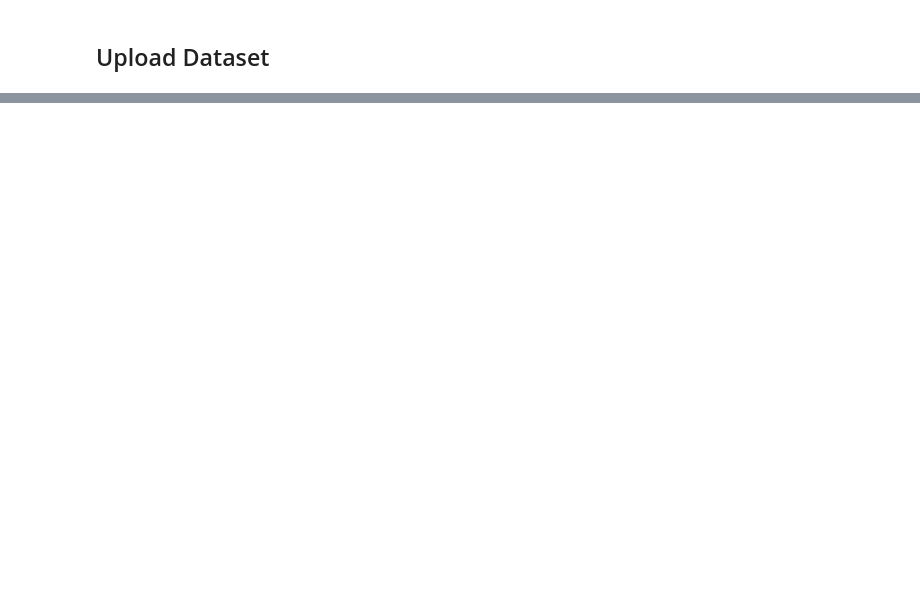
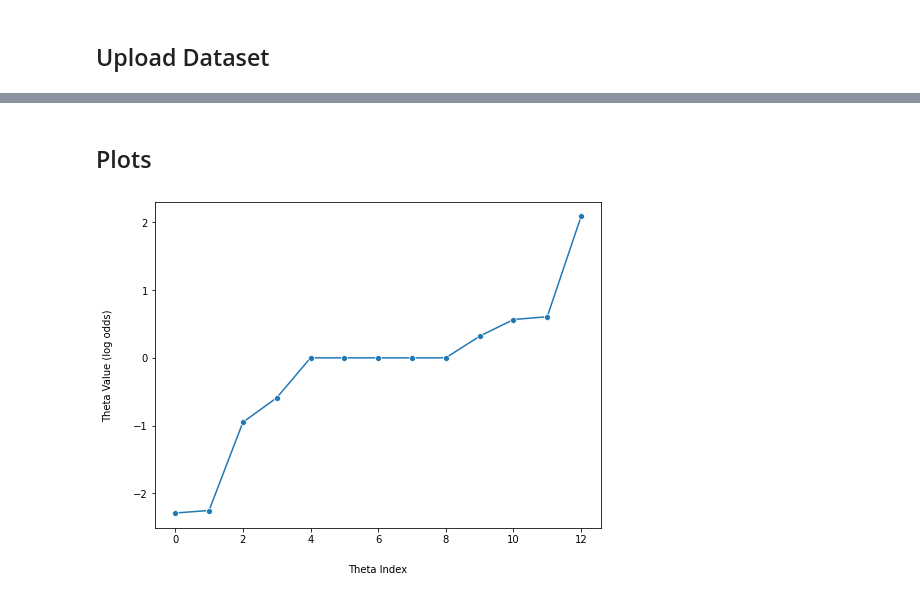
Before and after one commit to NefeliTav/Twitter-Bot-Classification, a Jupyter notebook: project.ipynb, the cells around one changed output, grey strips where cells are left out. Cells and saved outputs as stored; diff of their text form; code cells hidden in the pictures; blank space fills up the shorter version.

Commit message:
Logistic Regression w numerical features

```diff
--- a/project.ipynb
+++ b/project.ipynb
@@ -194,0 +113,4 @@ y = f["account_type"]
+# %%
+RANDOM_SEED = 42 # for reproducibility
+bot_df.groupBy(TARGET_VARIABLE).count().show()
+train_df, test_df = bot_df.randomSplit([0.8, 0.2], seed=RANDOM_SEED)
@@ -194,0 +157,2 @@ y = f["account_type"]
+# %%
+oh_transformer, oh_train_df = to_numerical(train_df, NUMERICAL_FEATURES, TARGET_VARIABLE)
@@ -194,0 +165,2 @@ y = f["account_type"]
+# %%
+train = oh_train_df.select(["features", "label"])
@@ -194,0 +175,4 @@ y = f["account_type"]
+# %%
+# This setting corresponds to no regularization at all (i.e., both regParam=0 and elasticNetParam=0)
+log_reg = LogisticRegression(featuresCol = "features", labelCol = "label", maxIter=100)
+log_reg_model = log_reg.fit(train)
@@ -194,0 +186,11 @@ y = f["account_type"]
+# %% [markdown]
+## Plots
+# %%
+theta = np.sort(log_reg_model.coefficients)
+
+fig, ax = plt.subplots(1, 1, figsize=(8,6))
+_ = sns.lineplot(x=range(0,len(log_reg_model.coefficients)), y=theta, marker="o", axes=ax)
+_ = ax.set_xlabel("Theta Index", labelpad=20)
+_ = ax.set_ylabel("Theta Value (log odds)", labelpad=20)
+# %% [output]
+[figure, added]
```
Also changed, not shown: parts of 50 cells of this notebook.
